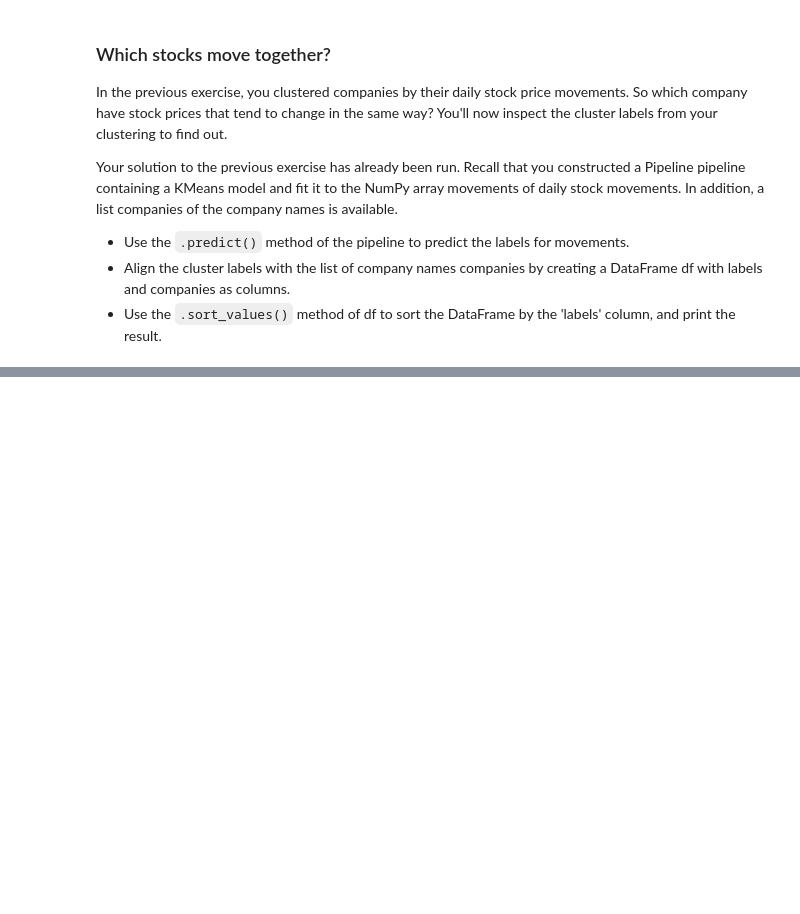
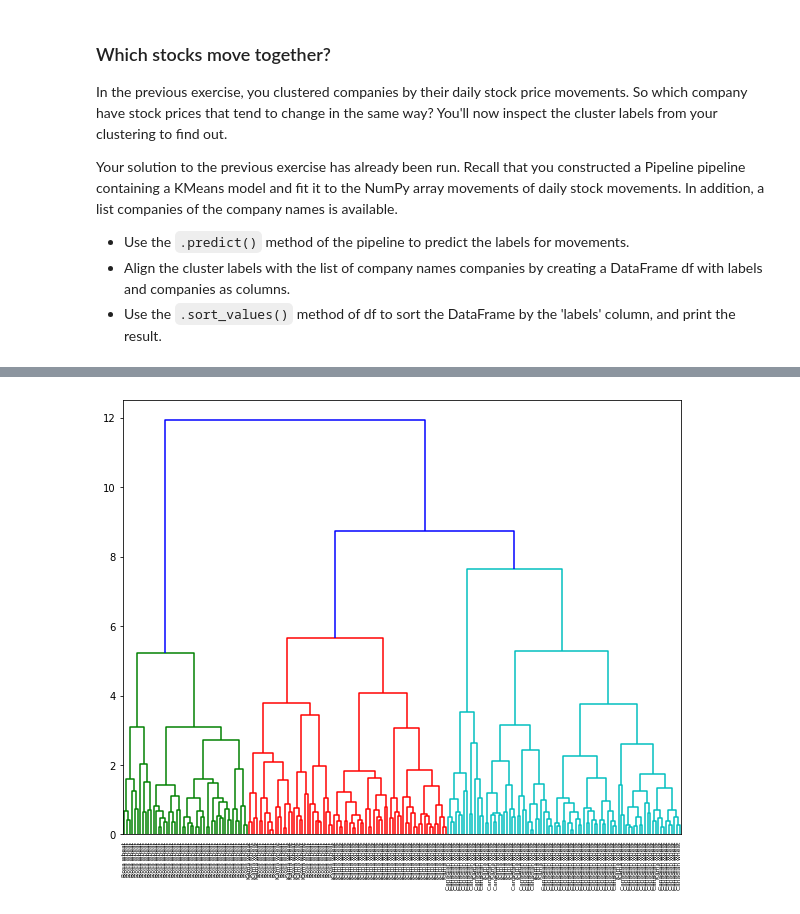
Before and after one commit to kurtsenol/machine-learning, a Jupyter notebook: UnsupervisedLearning/USL_1.ipynb, the cells around one changed output, grey strips where cells are left out. Saved outputs shown, nothing was run; the diff lists cells and outputs as text; code cells hidden in the pictures; blank space fills up the shorter version.

```diff
--- a/UnsupervisedLearning/USL_1.ipynb
+++ b/UnsupervisedLearning/USL_1.ipynb
@@ -1083,7 +1083,7 @@ You are given an array samples giving measurements of fish. Each row represents
 - Create an instance of KMeans with 4 clusters called kmeans.
 - Create a pipeline called pipeline that chains scaler and kmeans. To do this, you just need to pass them in as arguments to `make_pipeline()`.
 # %%
-samples = np.array([[242.0, 23.2, 25.4, 30.0, 38.4, 13.4],
+samples_1 = np.array([[242.0, 23.2, 25.4, 30.0, 38.4, 13.4],
  [290.0, 24.0, 26.3, 31.2, 40.0, 13.8],
  [340.0, 23.9, 26.5, 31.1, 39.8, 15.1],
  [363.0, 26.3, 29.0, 33.5, 38.0, 13.3],
@@ -1198,10 +1198,10 @@ species = ['Bream', 'Bream', 'Bream', 'Bream', 'Bream', 'Bream', 'Bream', 'Bream
 import pandas as pd
 
 # Fit the pipeline to samples
-pipeline.fit(samples)
+pipeline.fit(samples_1)
 
 # Calculate the cluster labels: labels
-labels = pipeline.predict(samples)
+labels = pipeline.predict(samples_1)
 
 # Create a DataFrame with labels and species as columns: df
 df = pd.DataFrame({"labels":labels, "species": species})
@@ -1481,0 +1492,17 @@ print(df.sort_values("labels"))
+# %%
+# Perform the necessary imports
+from scipy.cluster.hierarchy import linkage, dendrogram
+import matplotlib.pyplot as plt
+
+# Calculate the linkage: mergings
+mergings = linkage(samples, method='complete')
+
+# Plot the dendrogram, using varieties as labels
+dendrogram(mergings,
+           labels=varieties,
+           leaf_rotation=90,
+           leaf_font_size=6,
+)
+plt.show()
+# %% [output]
+[figure, added]
```
Also changed, not shown: parts of 45 cells of this notebook.
